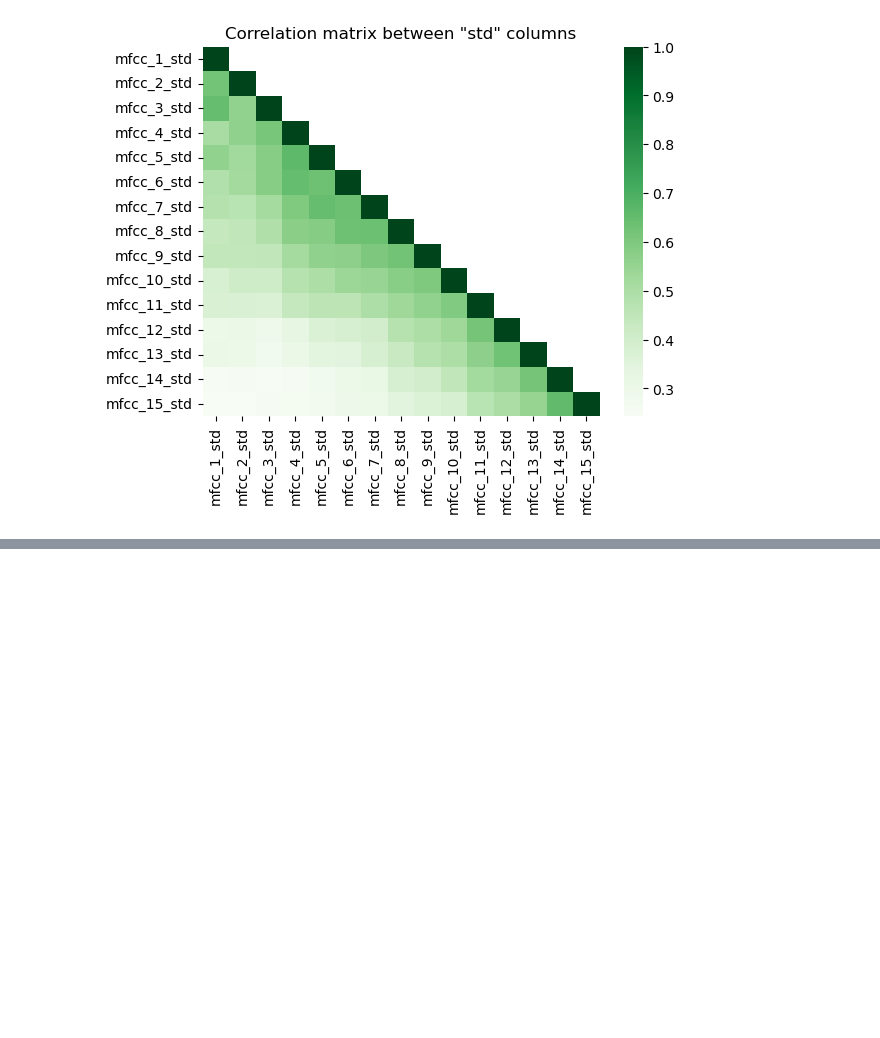
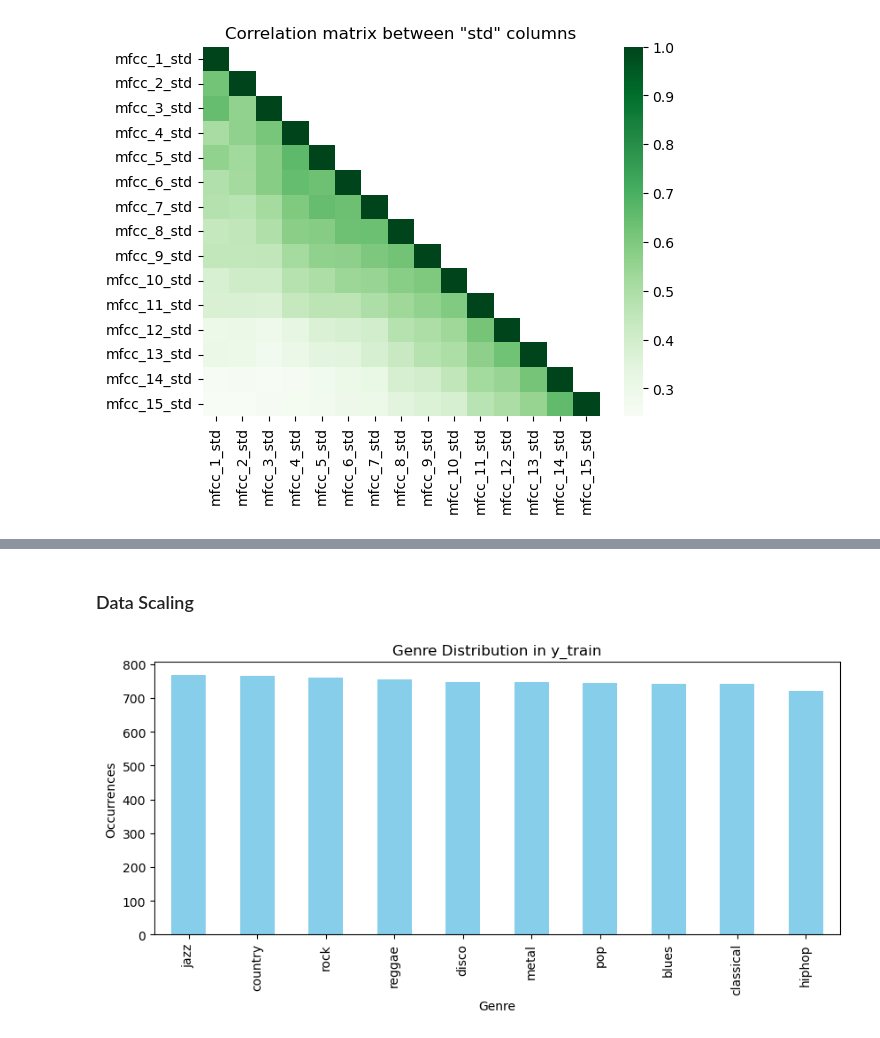
Before and after one commit to MicheleMeazzini/Songs-Genre-Classifier, a Jupyter notebook: notebooks/project.ipynb, the cells around one changed output, grey strips where cells are left out. Cells and saved outputs as stored; diff of their text form; code cells hidden in the pictures; blank space fills up the shorter version.

```diff
--- a/notebooks/project.ipynb
+++ b/notebooks/project.ipynb
@@ -251,3 +289,21 @@ As previously shown, there are some highly correlated features in the dataset. W
+# %% [markdown]
+### Data Scaling
+# %%
+# Separating Train and Test sets to avoid data leakage and inconsistent preprocessing
+
+X = df.drop(columns='genre')
+y = df['genre']
+
+X_train, X_test, y_train, y_test = train_test_split(X, y, random_state = 42)
+
+plt.figure(figsize=(10,4))
+y_train.value_counts().plot(kind='bar', color='skyblue')
+plt.title("Genre Distribution in y_train")
+plt.xlabel("Genre")
+plt.ylabel("Occurrences")
+plt.show()
+# %% [output]
+[figure, added]
 # %%
 # Scaling numerical features
 
```
Also changed, not shown: parts of 36 cells of this notebook, 1 other file.
